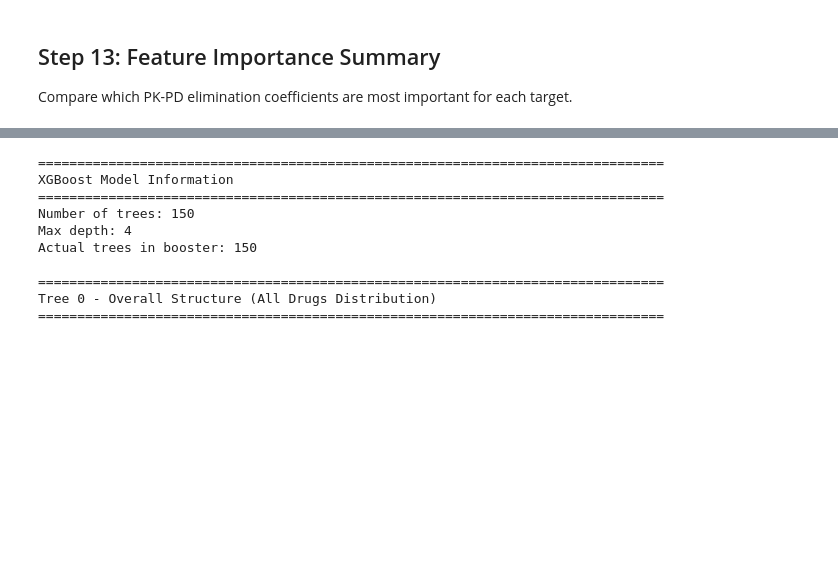
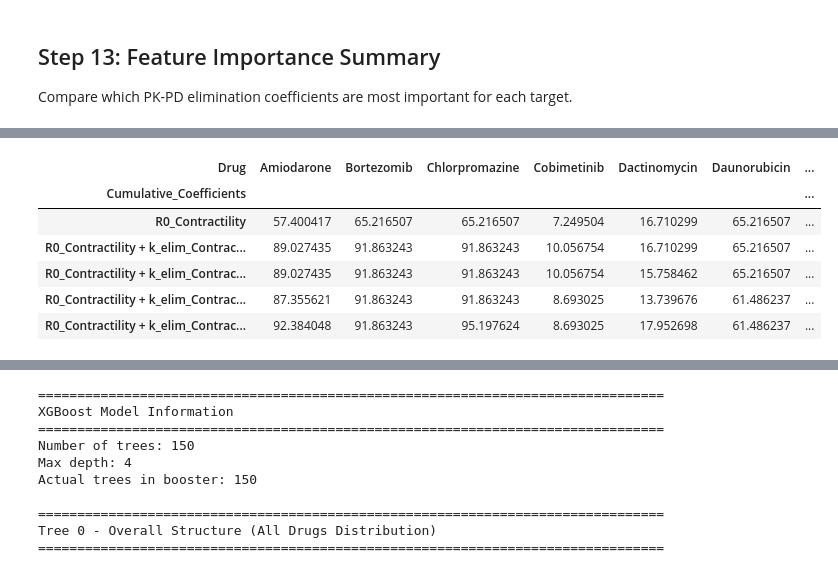
Before and after one commit to NoahB10/Cardiac_RODEO, a Jupyter notebook: Prediction_Models/Prediction_Models_AR_HD_Concern.ipynb, the cells around one changed output, grey strips where cells are left out. Saved outputs shown, nothing was run; the diff lists cells and outputs as text; code cells hidden in the pictures; blank space fills up the shorter version.

```diff
--- a/Prediction_Models/Prediction_Models_AR_HD_Concern.ipynb
+++ b/Prediction_Models/Prediction_Models_AR_HD_Concern.ipynb
@@ -1641,0 +2314,84 @@ Computing Kernel SHAP for Heart Damage (all features)...
+# %%
+# Save All Cumulative Plot Data to CSV — Arrhythmia, Heart Damage, and Concern
+print("="*80)
+print("SAVING ALL CUMULATIVE PLOT DATA TO CSV")
+print("="*80)
+
+# Create output directory
+output_dir = PROJECT_ROOT / 'Output' / 'Cumulative_Plot_Data'
+output_dir.mkdir(parents=True, exist_ok=True)
+
+# ========================================
+# 1. Arrhythmia Cumulative Data
+# ========================================
+arrhythmia_pivot = plot_df_arr.pivot(
+    index='Rank',
+    columns='Drug',
+    values='Arrhythmia (%)'
+)
+# Replace rank index with cumulative feature names
+arrhythmia_pivot.index = [
+    ' + '.join(top_features_arr[:r]) for r in range(1, len(arrhythmia_pivot) + 1)
+]
+arrhythmia_pivot.index.name = 'Cumulative_Coefficients'
+
+arrhythmia_csv_path = output_dir / 'arrhythmia_cumulative_predictions.csv'
+arrhythmia_pivot.to_csv(arrhythmia_csv_path)
+print(f"\n✓ Arrhythmia: {arrhythmia_csv_path}")
+print(f"  Shape: {arrhythmia_pivot.shape}")
+
+# ========================================
+# 2. Heart Damage Cumulative Data
+# ========================================
+heart_damage_pivot = plot_df_hd.pivot(
+    index='Rank',
+    columns='Drug',
+    values='Heart Damage (%)'
+)
+heart_damage_pivot.index = [
+    ' + '.join(top_features_hd[:r]) for r in range(1, len(heart_damage_pivot) + 1)
+]
+heart_damage_pivot.index.name = 'Cumulative_Coefficients'
+
+heart_damage_csv_path = output_dir / 'heart_damage_cumulative_predictions.csv'
+heart_damage_pivot.to_csv(heart_damage_csv_path)
+print(f"\n✓ Heart Damage: {heart_damage_csv_path}")
+print(f"  Shape: {heart_damage_pivot.shape}")
+
+# ========================================
+# 3. Concern Cumulative Data (3 classes)
+# ========================================
+for class_label in ['Concern: no', 'Concern: less', 'Concern: most']:
+    col_name = f'{class_label} (%)'
+    concern_pivot = plot_df_concern.pivot(
+        index='Rank',
+        columns='Drug',
+        values=col_name
+    )
+    concern_pivot.index = [
+        ' + '.join(top_features_concern[:r]) for r in range(1, len(concern_pivot) + 1)
+    ]
+    concern_pivot.index.name = 'Cumulative_Coefficients'
+
+    # Sanitize filename
+    safe_label = class_label.replace(': ', '_').replace(' ', '_')
+    concern_csv_path = output_dir / f'{safe_label.lower()}_cumulative_predictions.csv'
+    concern_pivot.to_csv(concern_csv_path)
+    print(f"\n✓ {class_label}: {concern_csv_path}")
+    print(f"  Shape: {concern_pivot.shape}")
+
+# ========================================
+# Preview
+# ========================================
+print("\n" + "="*80)
+print("ARRHYTHMIA PREVIEW:")
+print("="*80)
+display(arrhythmia_pivot.head())
+
+print("\n" + "="*80)
+print("HEART DAMAGE PREVIEW:")
+print("="*80)
+display(heart_damage_pivot.head())
+
+print(f"\n✓ All cumulative data saved to: {output_dir}")
+# %% [output]
@@ -1641,0 +2415,7 @@ Computing Kernel SHAP for Heart Damage (all features)...
+| Drug | Amiodarone | Bortezomib | Chlorpromazine | Cobimetinib | Dactinomycin | Daunorubicin | ... |
+| Cumulative_Coefficients |  |  |  |  |  |  | ... |
+| R0_Contractility | 57.400417 | 65.216507 | 65.216507 | 7.249504 | 16.710299 | 65.216507 | ... |
+| R0_Contractility + k_elim_Contrac... | 89.027435 | 91.863243 | 91.863243 | 10.056754 | 16.710299 | 65.216507 | ... |
+| R0_Contractility + k_elim_Contrac... | 89.027435 | 91.863243 | 91.863243 | 10.056754 | 15.758462 | 65.216507 | ... |
+| R0_Contractility + k_elim_Contrac... | 87.355621 | 91.863243 | 91.863243 | 8.693025 | 13.739676 | 61.486237 | ... |
+| R0_Contractility + k_elim_Contrac... | 92.384048 | 91.863243 | 95.197624 | 8.693025 | 17.952698 | 61.486237 | ... |
```
Also changed, not shown: parts of 33 cells of this notebook.
